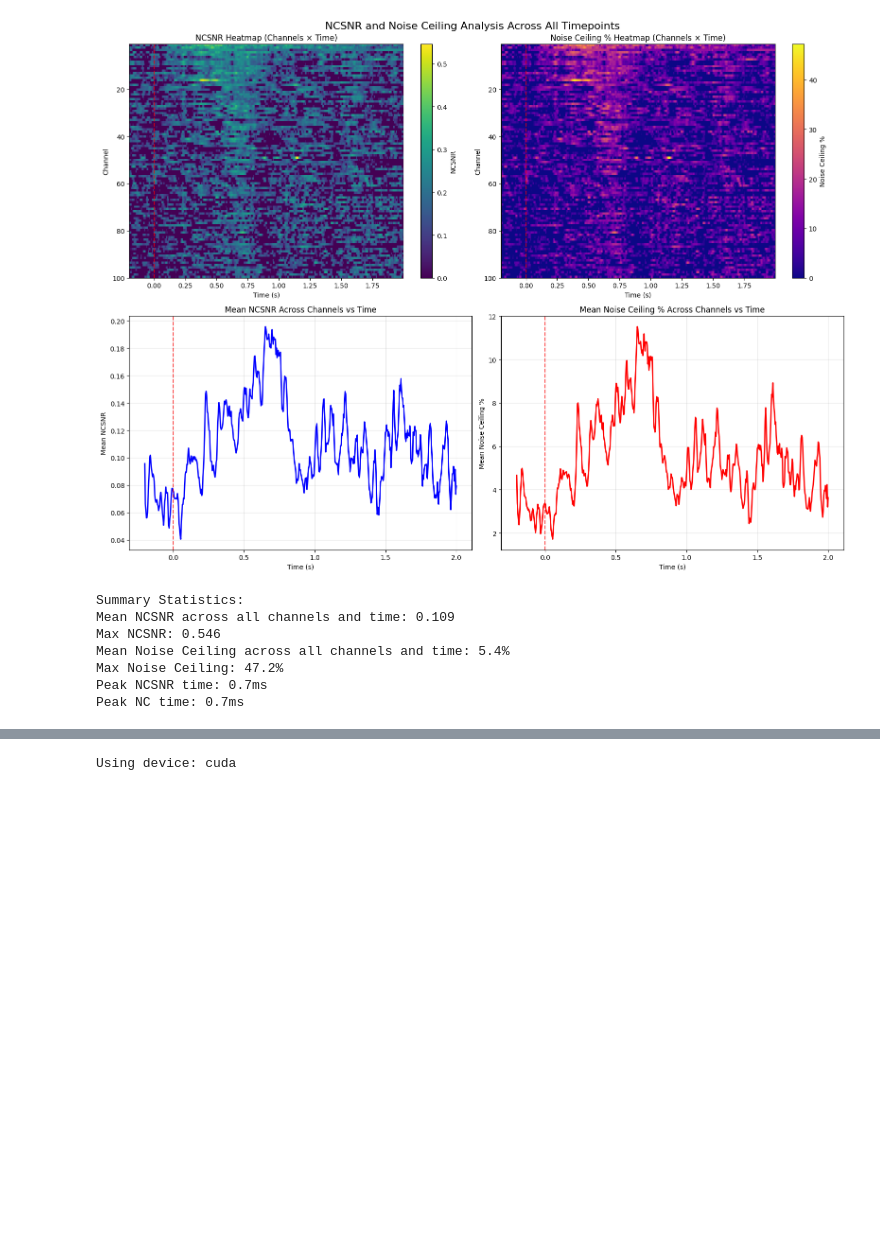
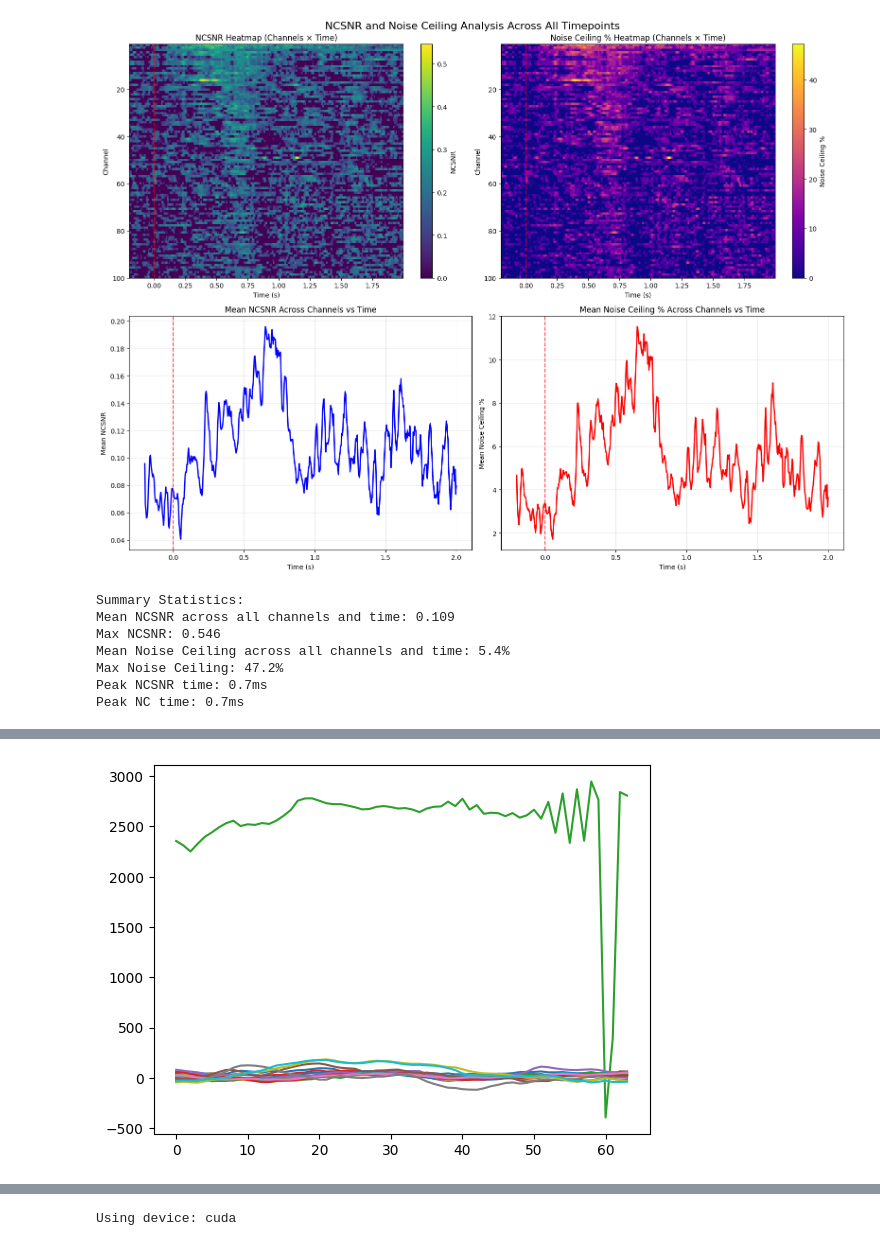
Before and after one commit to PrincetonCompMemLab/mindeye_ieeg, a Jupyter notebook: train.ipynb, the cells around one changed output, grey strips where cells are left out. Drawn from its saved outputs; the diff is of its cells as text; code cells hidden in the pictures; blank space fills up the shorter version.

```diff
--- a/train.ipynb
+++ b/train.ipynb
@@ -478,19 +477,20 @@ Peak NC time: 0.7ms
 # %%
 # select top 20 channels and time between 0-0.9s based on NCSNR on images with 3 repeats
 n_reliable_channels = 20
-start_time_sec = 0.2
-reliable_duration_sec = 0.9
+start_time_sec = 0.4
+end_time_sec = 0.9
 sampling_rate = 256
 n_time_bins = 64
 
-start_time = int(start_time_sec * sampling_rate)  # want to remove the first 0.2s before stimulus onset; 0.2s * 256 Hz ~ 52 timepoints
-reliable_duration = int(reliable_duration_sec * sampling_rate)  # 0.9s * 256 Hz ~ 230 timepoints
-print(f'start: {start_time} timepoints ({start_time_sec} sec), duration: {reliable_duration} timepoints ({reliable_duration_sec} sec)')
+start_time = int(start_time_sec * sampling_rate)
+end_time = int(end_time_sec * sampling_rate)
+reliable_duration = int((end_time_sec-start_time_sec) * sampling_rate)  # 0.9s * 256 Hz ~ 230 timepoints
+print(f'start: timepoint #{start_time} ({start_time_sec} sec), end: timepoint #{end_time} ({end_time_sec} sec)')
 
+print('full data shape:')
 print(reshaped_electrode_data.shape, reshaped_electrode_data.dtype)
-print('selecting reliable channels and timepoints')
-data_reduced = reshaped_electrode_data[rankings[:n_reliable_channels], :, start_time:start_time+reliable_duration]
+data_reduced = reshaped_electrode_data[rankings[:n_reliable_channels], :, start_time:end_time]
 
-print('reduced data shape:')
+print('data shape after selecting reliable channels and timepoints:')
 print(data_reduced.shape, data_reduced.dtype)
 # %% [output]
@@ -522,0 +551,5 @@ averaged over repeats and flattened channels x timepoints
+# %%
+plt.plot(binned_data[:20,300].T)
+plt.show()
+# %% [output]
+[figure, added]
```
Also changed, not shown: parts of 15 cells of this notebook.
